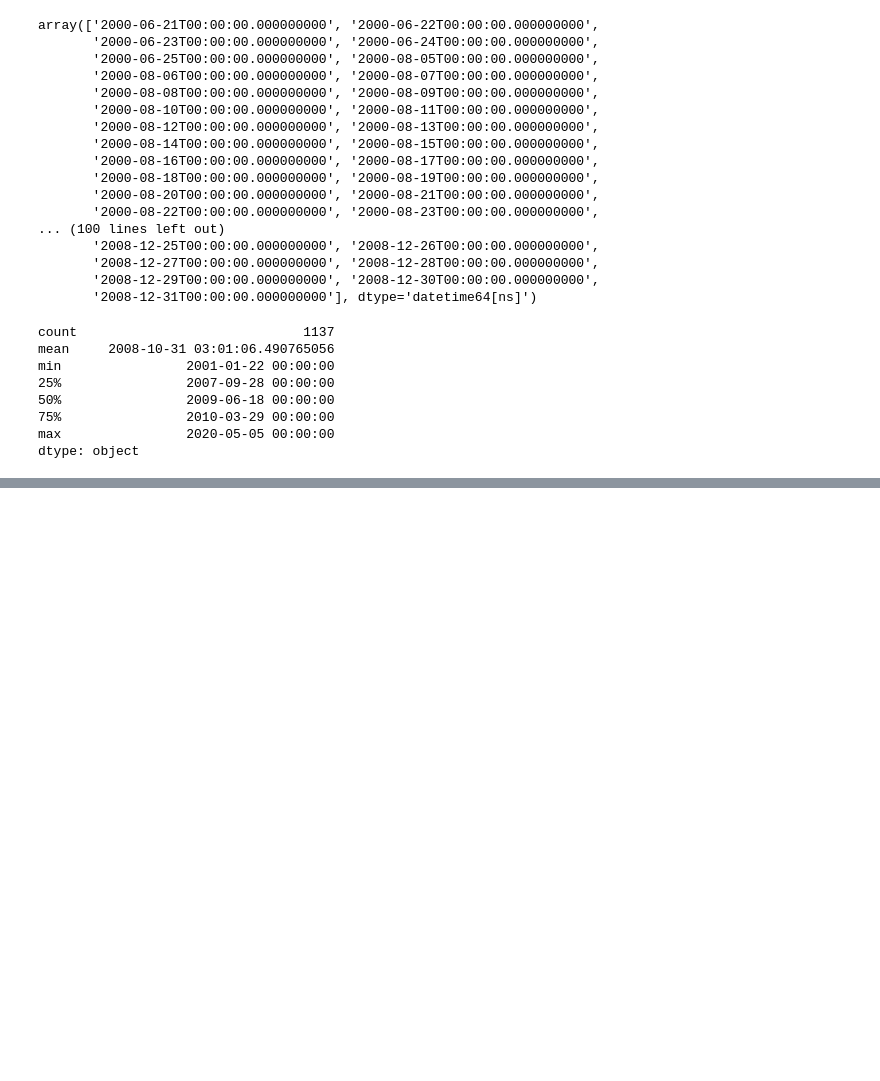
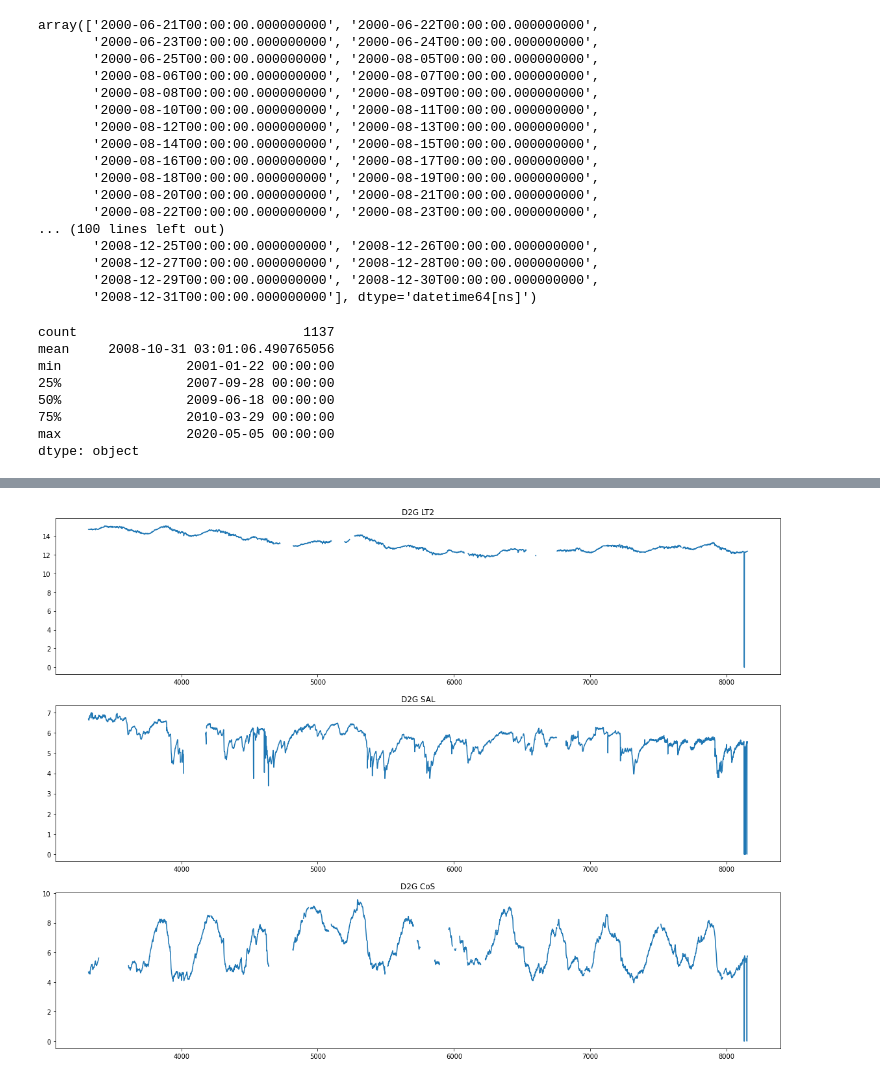
Before and after one commit to cshields143/acea_kaggle, a Jupyter notebook: notebooks/eda/aquifers.ipynb, the cells around one changed output, grey strips where cells are left out. Drawn from its saved outputs; the diff is of its cells as text; code cells hidden in the pictures; blank space fills up the shorter version.

Commit message:
Continue work Auser aquifer EDA

```diff
--- a/notebooks/eda/aquifers.ipynb
+++ b/notebooks/eda/aquifers.ipynb
@@ -271,0 +501,4 @@ dtype: object
+# %%
+auser = auser[auser['Date'] > datetime(2007, 4, 5)]
+auser = auser.drop(['Depth_to_Groundwater_DIEC', 'Depth_to_Groundwater_PAG'], axis=1)
+getpernullcent(auser)
@@ -271,0 +523,3 @@ dtype: object
+# %%
+auser = auser.drop('Hydrometry_Piaggione', axis=1)
+auser.isnull().sum()
@@ -271,0 +548,12 @@ dtype: object
+# %%
+import matplotlib.pyplot as plt
+fig, axs = plt.subplots(3, 1, figsize=(20,15))
+axs[0].plot(auser['Depth_to_Groundwater_LT2'].abs())
+axs[0].set_title('D2G LT2')
+axs[1].plot(auser['Depth_to_Groundwater_SAL'].abs())
+axs[1].set_title('D2G SAL')
+axs[2].plot(auser['Depth_to_Groundwater_CoS'].abs())
+axs[2].set_title('D2G CoS')
+plt.show()
+# %% [output]
+[figure, added]
```
Also changed, not shown: parts of 21 cells of this notebook.
